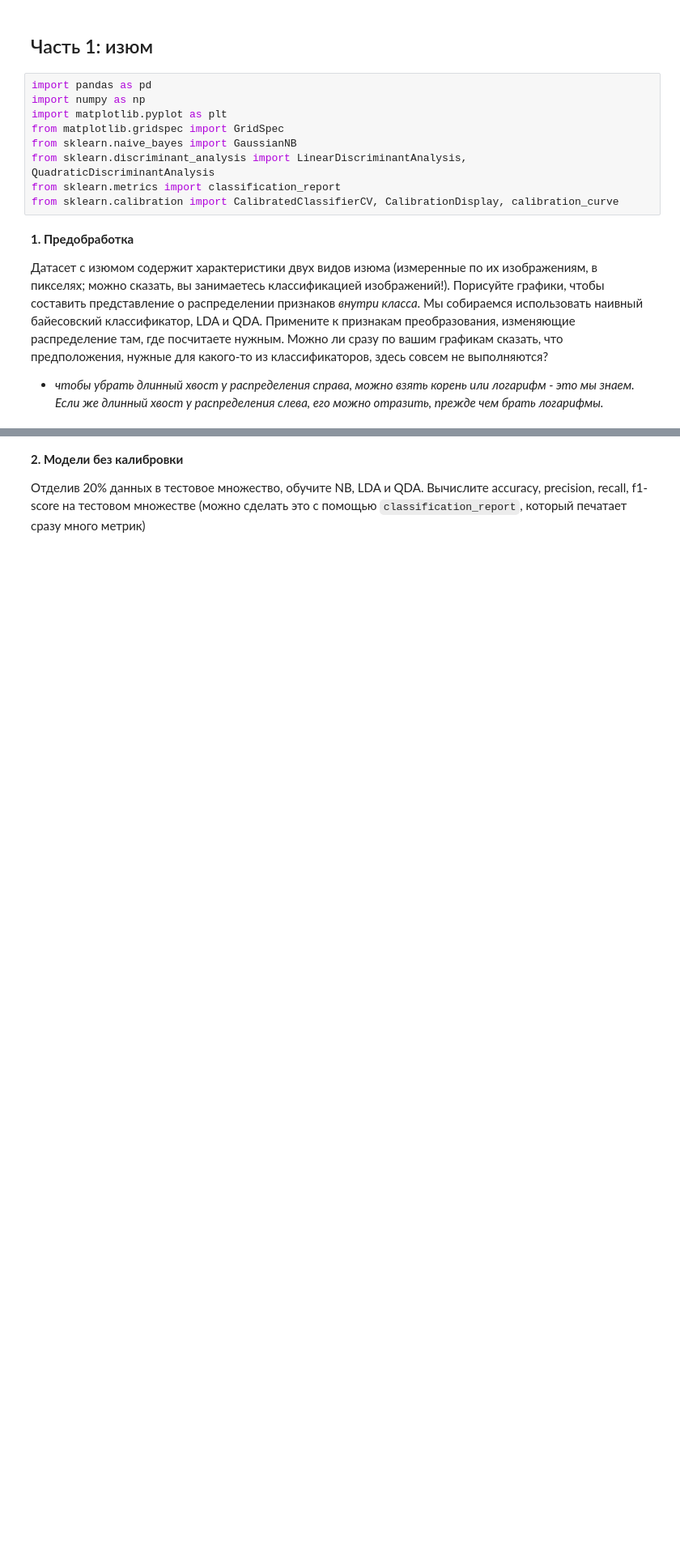
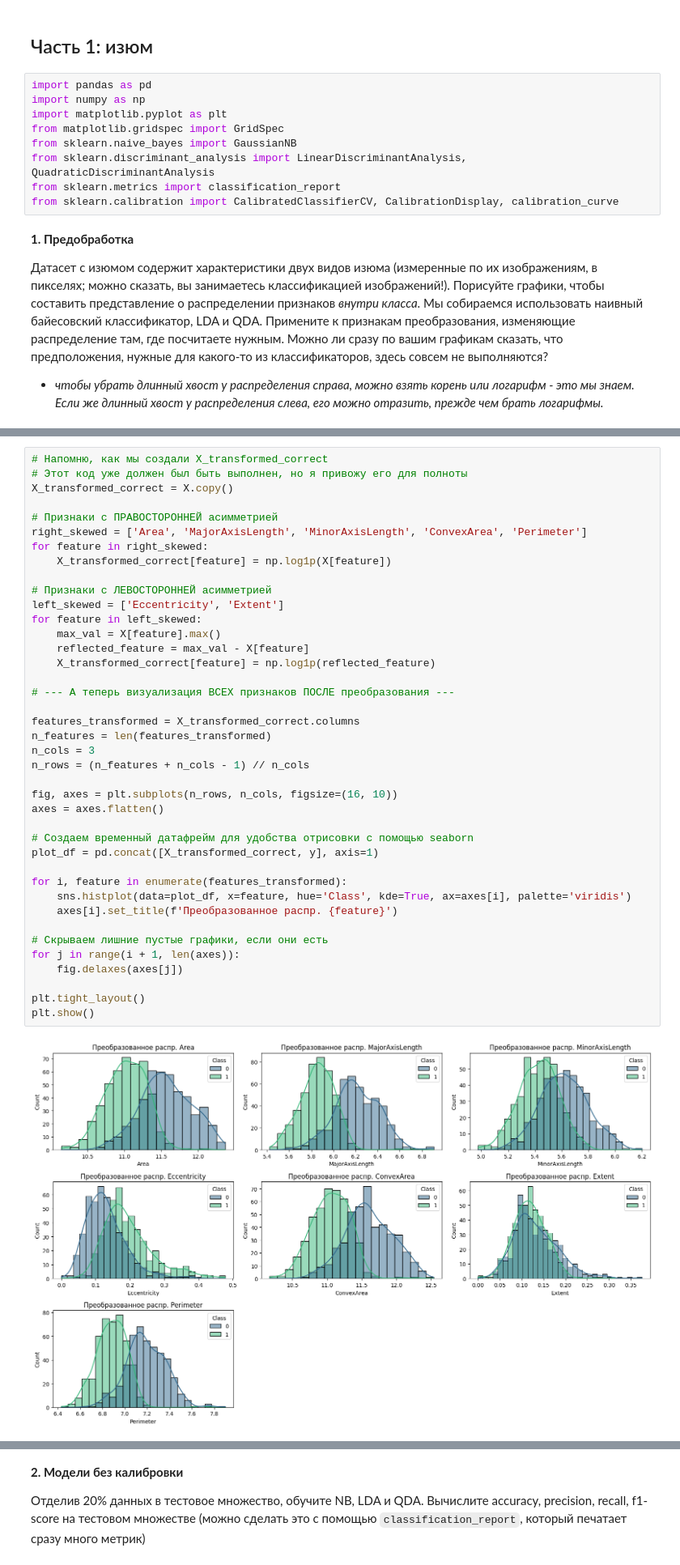
Before and after one commit to UladzislauShuman/university_homework, a Jupyter notebook: famcs_homework/ML/lab3/LB3_template.ipynb, the cells around one changed output, grey strips where cells are left out. Shown at 81% size. Saved outputs shown, nothing was run; the diff lists cells and outputs as text; blank space fills up the shorter version.

```diff
--- a/famcs_homework/ML/lab3/LB3_template.ipynb
+++ b/famcs_homework/ML/lab3/LB3_template.ipynb
@@ -19,0 +79,42 @@ from sklearn.calibration import CalibratedClassifierCV, CalibrationDisplay, cali
+# %%
+# Напомню, как мы создали X_transformed_correct
+# Этот код уже должен был быть выполнен, но я привожу его для полноты
+X_transformed_correct = X.copy()
+
+# Признаки с ПРАВОСТОРОННЕЙ асимметрией
+right_skewed = ['Area', 'MajorAxisLength', 'MinorAxisLength', 'ConvexArea', 'Perimeter']
+for feature in right_skewed:
+    X_transformed_correct[feature] = np.log1p(X[feature])
+
+# Признаки с ЛЕВОСТОРОННЕЙ асимметрией
+left_skewed = ['Eccentricity', 'Extent']
+for feature in left_skewed:
+    max_val = X[feature].max()
+    reflected_feature = max_val - X[feature]
+    X_transformed_correct[feature] = np.log1p(reflected_feature)
+
+# --- А теперь визуализация ВСЕХ признаков ПОСЛЕ преобразования ---
+
+features_transformed = X_transformed_correct.columns
+n_features = len(features_transformed)
+n_cols = 3
+n_rows = (n_features + n_cols - 1) // n_cols
+
+fig, axes = plt.subplots(n_rows, n_cols, figsize=(16, 10))
+axes = axes.flatten()
+
+# Создаем временный датафрейм для удобства отрисовки с помощью seaborn
+plot_df = pd.concat([X_transformed_correct, y], axis=1)
+
+for i, feature in enumerate(features_transformed):
+    sns.histplot(data=plot_df, x=feature, hue='Class', kde=True, ax=axes[i], palette='viridis')
+    axes[i].set_title(f'Преобразованное распр. {feature}')
+
+# Скрываем лишние пустые графики, если они есть
+for j in range(i + 1, len(axes)):
+    fig.delaxes(axes[j])
+
+plt.tight_layout()
+plt.show()
+# %% [output]
+[figure, added]
```
Also changed, not shown: parts of 9 cells of this notebook, 1 other file.
